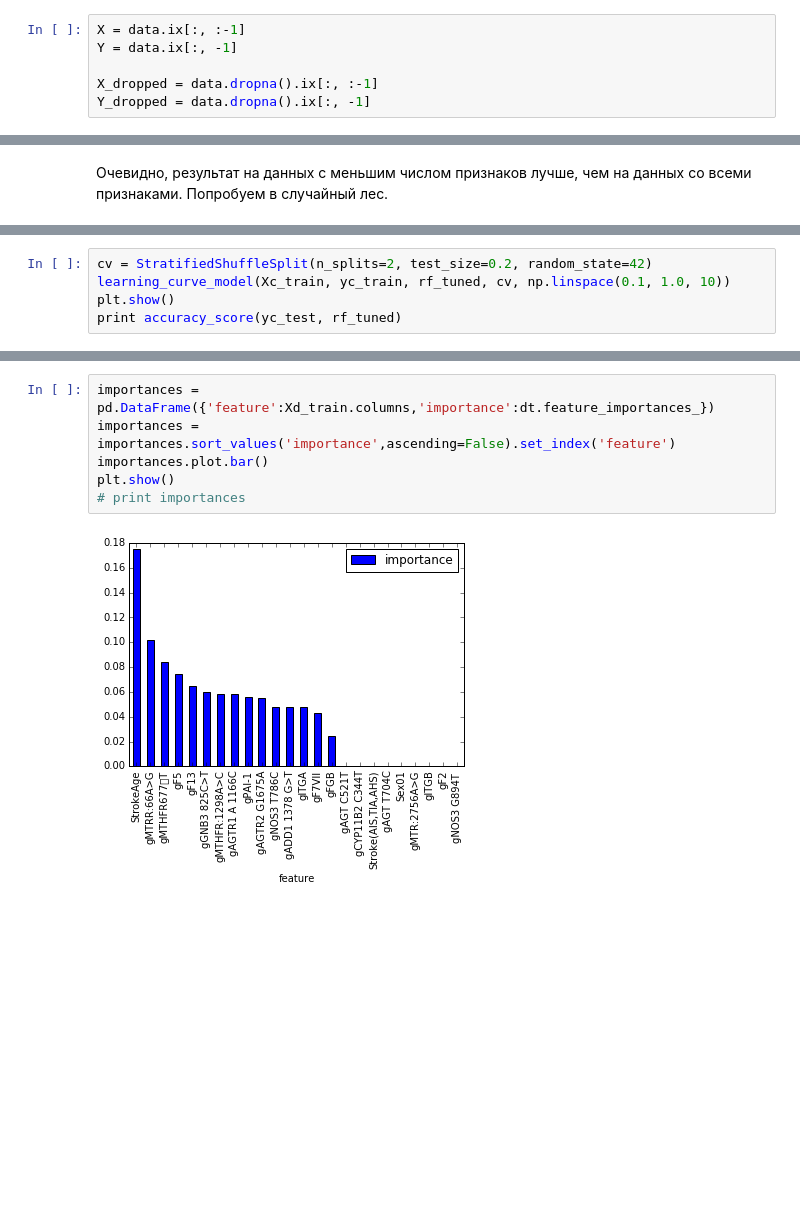
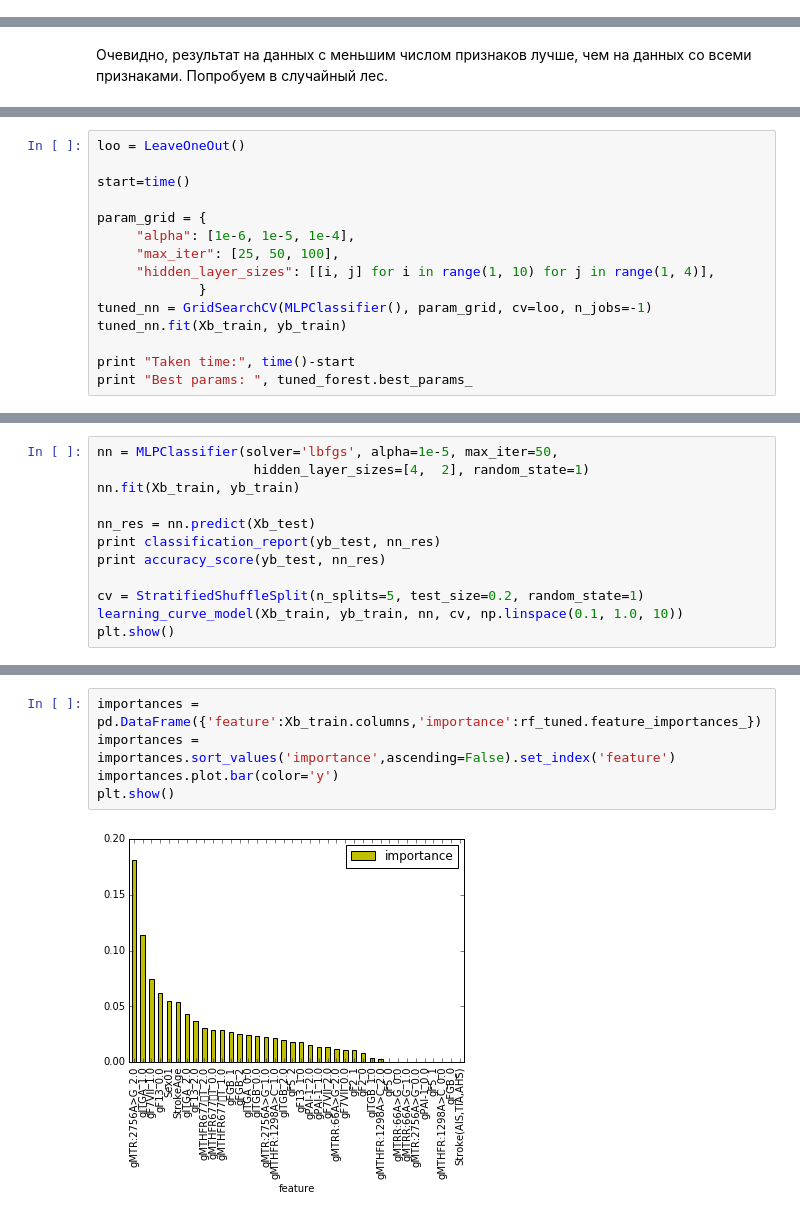
Before and after one commit to coffman21/d, a Jupyter notebook: d.ipynb, the cells around one changed output, grey strips where cells are left out. Saved outputs shown, nothing was run; the diff lists cells and outputs as text; blank space fills up the shorter version.

```diff
--- a/d.ipynb
+++ b/d.ipynb
@@ -44,9 +94,3 @@ ax1.axis('equal')
 plt.show()
 # %% [output]
 [figure]
-# %%
-X = data.ix[:, :-1]
-Y = data.ix[:, -1]
-
-X_dropped = data.dropna().ix[:, :-1]
-Y_dropped = data.dropna().ix[:, -1]
@@ -227,5 +209,0 @@ avg / total       0.66      0.66      0.66        29
-# %%
-cv = StratifiedShuffleSplit(n_splits=2, test_size=0.2, random_state=42)
-learning_curve_model(Xc_train, yc_train, rf_tuned, cv, np.linspace(0.1, 1.0, 10))
-plt.show()
-print accuracy_score(yc_test, rf_tuned)
@@ -238,0 +210,15 @@ print accuracy_score(yc_test, res_tuned)
+# %%
+loo = LeaveOneOut()
+
+start=time()
+
+param_grid = {
+     "alpha": [1e-6, 1e-5, 1e-4],
+     "max_iter": [25, 50, 100],
+     "hidden_layer_sizes": [[i, j] for i in range(1, 10) for j in range(1, 4)],
+             }
+tuned_nn = GridSearchCV(MLPClassifier(), param_grid, cv=loo, n_jobs=-1)
+tuned_nn.fit(Xb_train, yb_train)
+
+print "Taken time:", time()-start
+print "Best params: ", tuned_forest.best_params_
@@ -238,0 +232,12 @@ print accuracy_score(yc_test, res_tuned)
+# %%
+nn = MLPClassifier(solver='lbfgs', alpha=1e-5, max_iter=50,
+                    hidden_layer_sizes=[4,  2], random_state=1)
+nn.fit(Xb_train, yb_train)
+
+nn_res = nn.predict(Xb_test)
+print classification_report(yb_test, nn_res)
+print accuracy_score(yb_test, nn_res)
+
+cv = StratifiedShuffleSplit(n_splits=5, test_size=0.2, random_state=1)
+learning_curve_model(Xb_train, yb_train, nn, cv, np.linspace(0.1, 1.0, 10))
+plt.show()
@@ -265,8 +280,7 @@ plt.show()
 # %%
-importances = pd.DataFrame({'feature':Xd_train.columns,'importance':dt.feature_importances_})
+importances = pd.DataFrame({'feature':Xb_train.columns,'importance':rf_tuned.feature_importances_})
 importances = importances.sort_values('importance',ascending=False).set_index('feature')
-importances.plot.bar()
+importances.plot.bar(color='y')
 plt.show()
-# print importances
 # %% [output]
-[figure, old version]
+[figure, new version]
```
Also changed, not shown: parts of 45 cells of this notebook, 1 other file.
